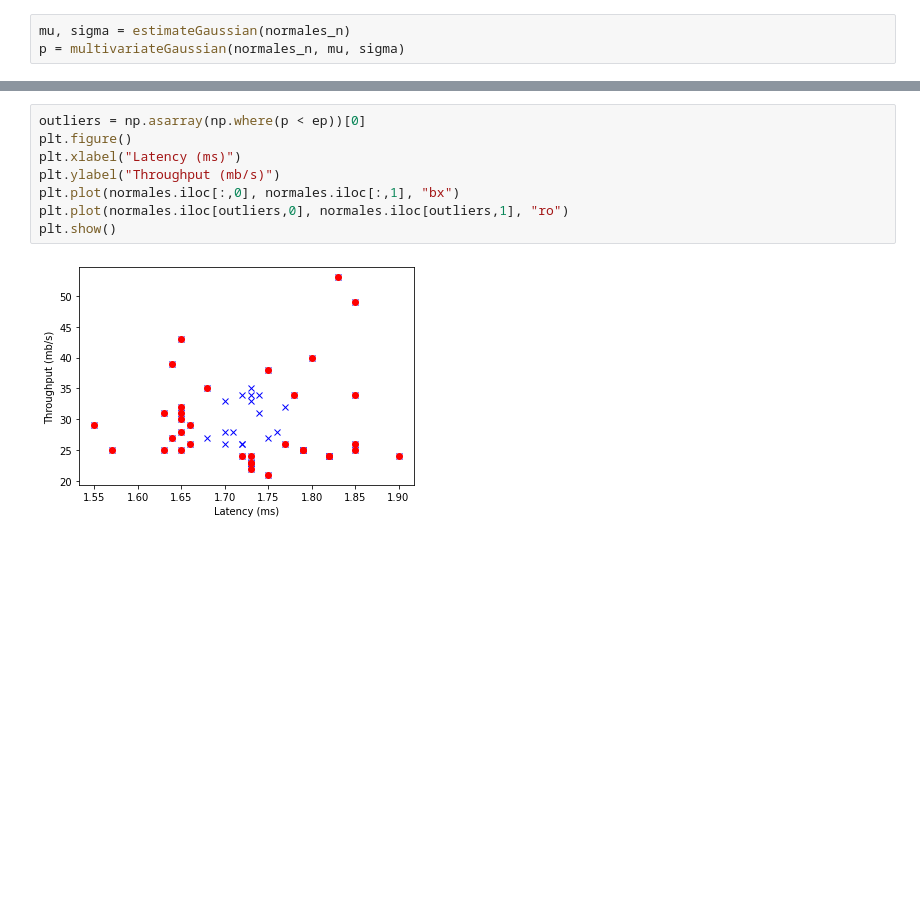
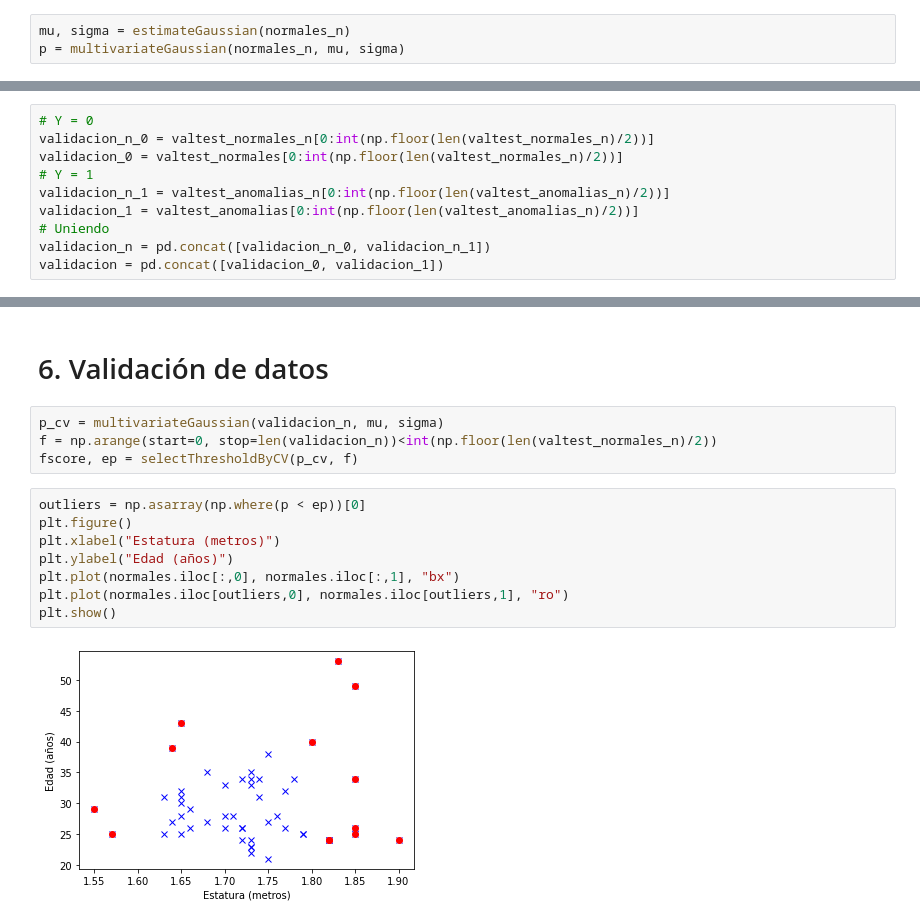
Before and after one commit to josedalvik/datascience_stlearning2_practica2, a Jupyter notebook: Deteccion_anomalias.ipynb, the cells around one changed output, grey strips where cells are left out. Drawn from its saved outputs; the diff is of its cells as text; blank space fills up the shorter version.

Commit message:
Validación y prueba de datos

```diff
--- a/Deteccion_anomalias.ipynb
+++ b/Deteccion_anomalias.ipynb
@@ -89,0 +90,10 @@ fscore, ep = selectThresholdByCV(p_cv, f)
+# %%
+# Y = 0
+validacion_n_0 = valtest_normales_n[0:int(np.floor(len(valtest_normales_n)/2))]
+validacion_0 = valtest_normales[0:int(np.floor(len(valtest_normales_n)/2))]
+# Y = 1
+validacion_n_1 = valtest_anomalias_n[0:int(np.floor(len(valtest_anomalias_n)/2))]
+validacion_1 = valtest_anomalias[0:int(np.floor(len(valtest_anomalias_n)/2))]
+# Uniendo
+validacion_n = pd.concat([validacion_n_0, validacion_n_1])
+validacion = pd.concat([validacion_0, validacion_1])
@@ -90,10 +112,16 @@ fscore, ep = selectThresholdByCV(p_cv, f)
+# %% [markdown]
+# 6. Validación de datos
+# %%
+p_cv = multivariateGaussian(validacion_n, mu, sigma)
+f = np.arange(start=0, stop=len(validacion_n))<int(np.floor(len(valtest_normales_n)/2))
+fscore, ep = selectThresholdByCV(p_cv, f)
 # %%
 outliers = np.asarray(np.where(p < ep))[0]
 plt.figure()
-plt.xlabel("Latency (ms)")
-plt.ylabel("Throughput (mb/s)")
+plt.xlabel("Estatura (metros)")
+plt.ylabel("Edad (años)")
 plt.plot(normales.iloc[:,0], normales.iloc[:,1], "bx")
 plt.plot(normales.iloc[outliers,0], normales.iloc[outliers,1], "ro")
 plt.show()
 # %% [output]
-[figure, old version]
+[figure, new version]
```
Also changed, not shown: parts of 13 cells of this notebook, 1 other file.
